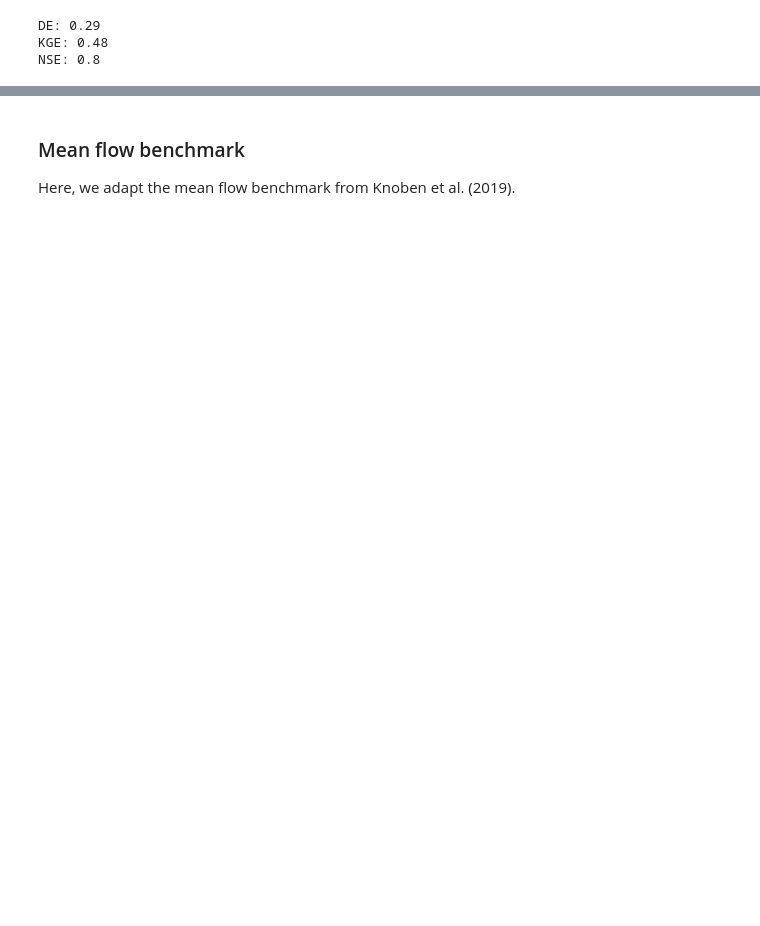
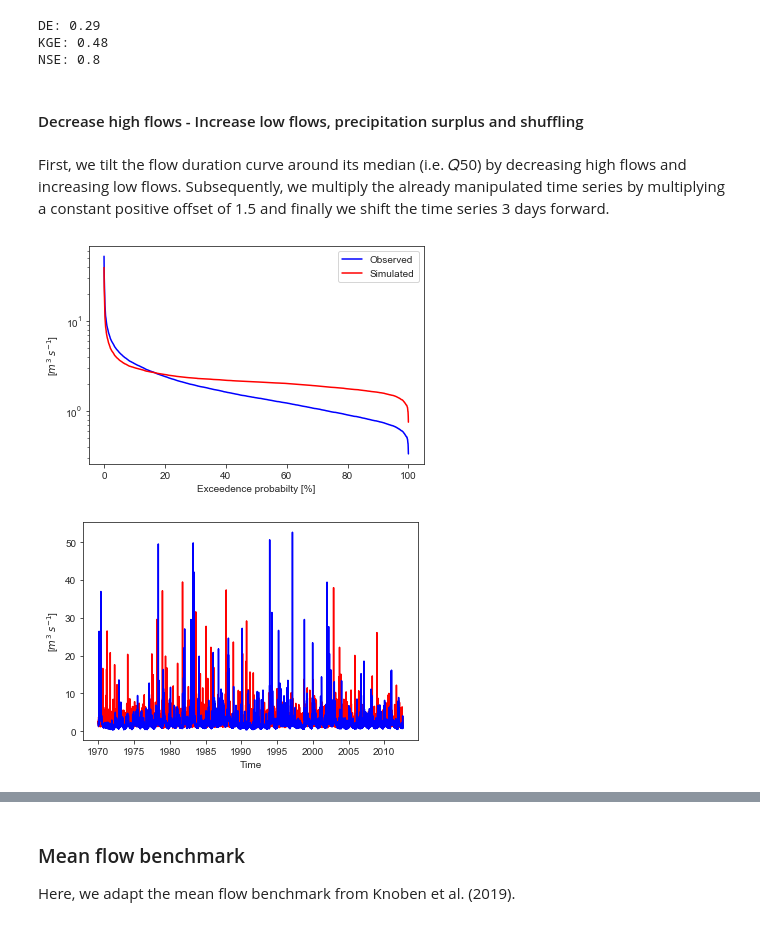
Before and after one commit to Hydrology-IFH/diag-eff, a Jupyter notebook: examples.ipynb, the cells around one changed output, grey strips where cells are left out. Drawn from its saved outputs; the diff is of its cells as text; code cells hidden in the pictures; blank space fills up the shorter version.

```diff
--- a/examples.ipynb
+++ b/examples.ipynb
@@ -467,3 +521,20 @@ print(str_sig_nse)
 DE: 0.29
 KGE: 0.48
 NSE: 0.8
+# %% [markdown]
+#### Decrease high flows - Increase low flows,  precipitation surplus and shuffling
+# %% [markdown]
+First, we tilt the flow duration curve around its median (i.e. 𝑄50) by decreasing high flows and increasing low flows. Subsequently, we multiply the already manipulated time series by multiplying a constant positive offset of 1.5 and finally we shift the time series 3 days forward.
+# %%
+obs_sim = pd.DataFrame(index=df_ts.index, columns=['Qobs', 'Qsim'])
+obs_sim.loc[:, 'Qobs'] = df_ts.loc[:, 'Qobs']
+tsd = de.highunder_lowover(df_ts.copy(), prop=0.5)  # smoothed time series
+tsp = pd.DataFrame(index=df_ts.index, columns=['Qsim'])
+tsp.iloc[:, 0] = de.pos_shift_ts(tsd.iloc[:, 0].values)  # positive offset
+tst = de.time_shift(tsp, random=True)  # shuffling
+obs_sim.loc[:, 'Qsim'] = tst.iloc[:, 0].values
+de.fdc_obs_sim(obs_sim['Qobs'], obs_sim['Qsim'])
+de.plot_obs_sim(obs_sim['Qobs'], obs_sim['Qsim'])
+# %% [output]
+[figure, added]
+[figure, added]
```
Also changed, not shown: parts of 32 cells of this notebook, 1 other file.
